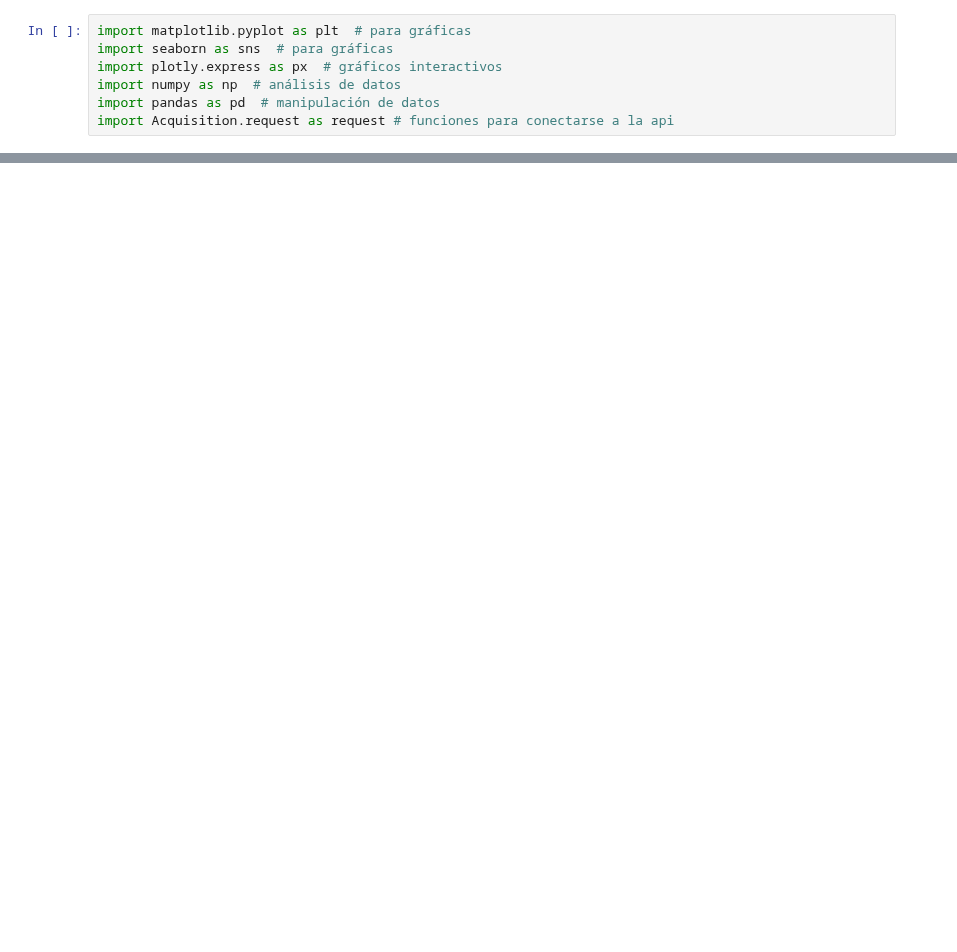
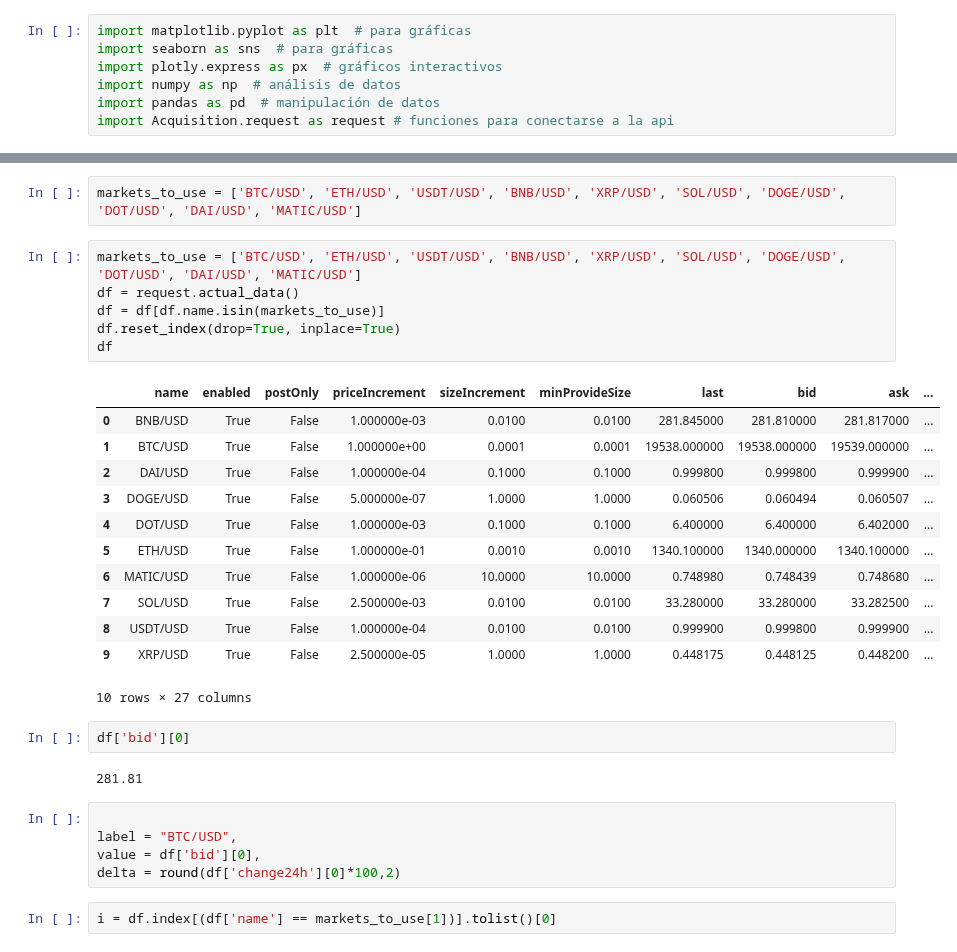
Before and after one commit to sebas6112/PI-03-Henry, a Jupyter notebook: test_chart.ipynb, the cells around one changed output, grey strips where cells are left out. Cells and saved outputs as stored; diff of their text form; blank space fills up the shorter version.

```diff
--- a/test_chart.ipynb
+++ b/test_chart.ipynb
@@ -29,0 +32,32 @@ array(['1INCH-PERP', '1INCH-0930', '1INCH-1230', '1INCH/USD', 'AAPL-0930',
+# %%
+markets_to_use = ['BTC/USD', 'ETH/USD', 'USDT/USD', 'BNB/USD', 'XRP/USD', 'SOL/USD', 'DOGE/USD', 'DOT/USD', 'DAI/USD', 'MATIC/USD']
+# %%
+markets_to_use = ['BTC/USD', 'ETH/USD', 'USDT/USD', 'BNB/USD', 'XRP/USD', 'SOL/USD', 'DOGE/USD', 'DOT/USD', 'DAI/USD', 'MATIC/USD']
+df = request.actual_data()
+df = df[df.name.isin(markets_to_use)]
+df.reset_index(drop=True, inplace=True)
+df
+# %% [output]
+|  | name | enabled | postOnly | priceIncrement | sizeIncrement | minProvideSize | last | bid | ask | ... |
+| 0 | BNB/USD | True | False | 1.000000e-03 | 0.0100 | 0.0100 | 281.845000 | 281.810000 | 281.817000 | ... |
+| 1 | BTC/USD | True | False | 1.000000e+00 | 0.0001 | 0.0001 | 19538.000000 | 19538.000000 | 19539.000000 | ... |
+| 2 | DAI/USD | True | False | 1.000000e-04 | 0.1000 | 0.1000 | 0.999800 | 0.999800 | 0.999900 | ... |
+| 3 | DOGE/USD | True | False | 5.000000e-07 | 1.0000 | 1.0000 | 0.060506 | 0.060494 | 0.060507 | ... |
+| 4 | DOT/USD | True | False | 1.000000e-03 | 0.1000 | 0.1000 | 6.400000 | 6.400000 | 6.402000 | ... |
+| 5 | ETH/USD | True | False | 1.000000e-01 | 0.0010 | 0.0010 | 1340.100000 | 1340.000000 | 1340.100000 | ... |
+| 6 | MATIC/USD | True | False | 1.000000e-06 | 10.0000 | 10.0000 | 0.748980 | 0.748439 | 0.748680 | ... |
+| 7 | SOL/USD | True | False | 2.500000e-03 | 0.0100 | 0.0100 | 33.280000 | 33.280000 | 33.282500 | ... |
+| 8 | USDT/USD | True | False | 1.000000e-04 | 0.0100 | 0.0100 | 0.999900 | 0.999800 | 0.999900 | ... |
+| 9 | XRP/USD | True | False | 2.500000e-05 | 1.0000 | 1.0000 | 0.448175 | 0.448125 | 0.448200 | ... |
+10 rows × 27 columns
+# %%
+df['bid'][0]
+# %% [output]
+281.81
+# %%
+
+label = "BTC/USD",
+value = df['bid'][0],
+delta = round(df['change24h'][0]*100,2)
+# %%
+i = df.index[(df['name'] == markets_to_use[1])].tolist()[0]
```
Also changed, not shown: parts of 8 cells of this notebook, 1 other file.
